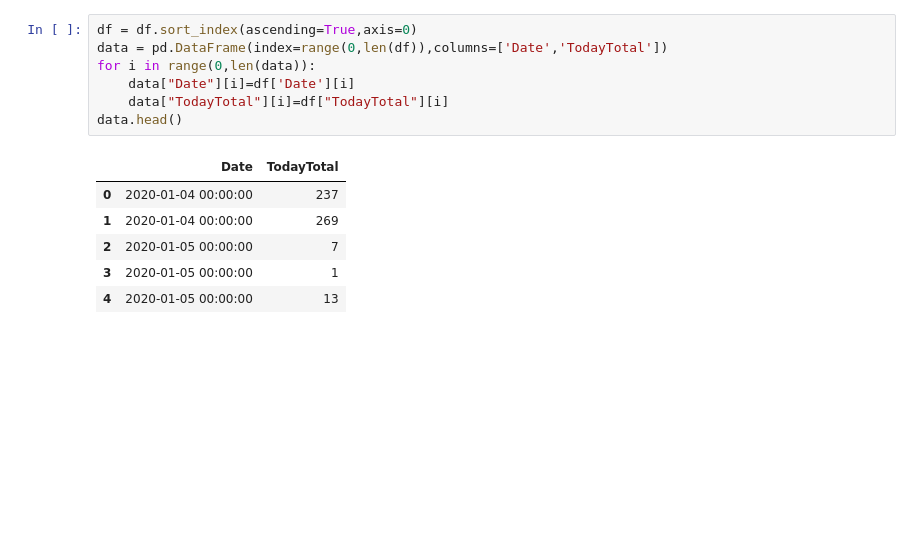
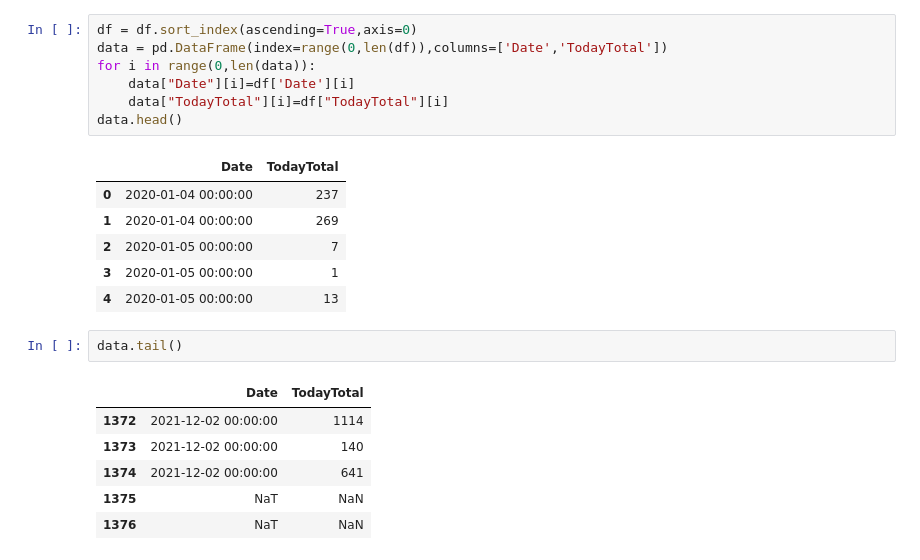
Before and after one commit to OmegaZak/DataChallenge, a Jupyter notebook: predict.ipynb, the cells around one changed output. Drawn from its saved outputs; the diff is of its cells as text; blank space fills up the shorter version.

```diff
--- a/predict.ipynb
+++ b/predict.ipynb
@@ -118,3 +121,12 @@ data.head()
 | 2 | 2020-01-05 00:00:00 | 7 |
 | 3 | 2020-01-05 00:00:00 | 1 |
 | 4 | 2020-01-05 00:00:00 | 13 |
+# %%
+data.tail()
+# %% [output]
+|  | Date | TodayTotal |
+| 1372 | 2021-12-02 00:00:00 | 1114 |
+| 1373 | 2021-12-02 00:00:00 | 140 |
+| 1374 | 2021-12-02 00:00:00 | 641 |
+| 1375 | NaT | NaN |
+| 1376 | NaT | NaN |
```
Also changed, not shown: parts of 8 cells of this notebook.
